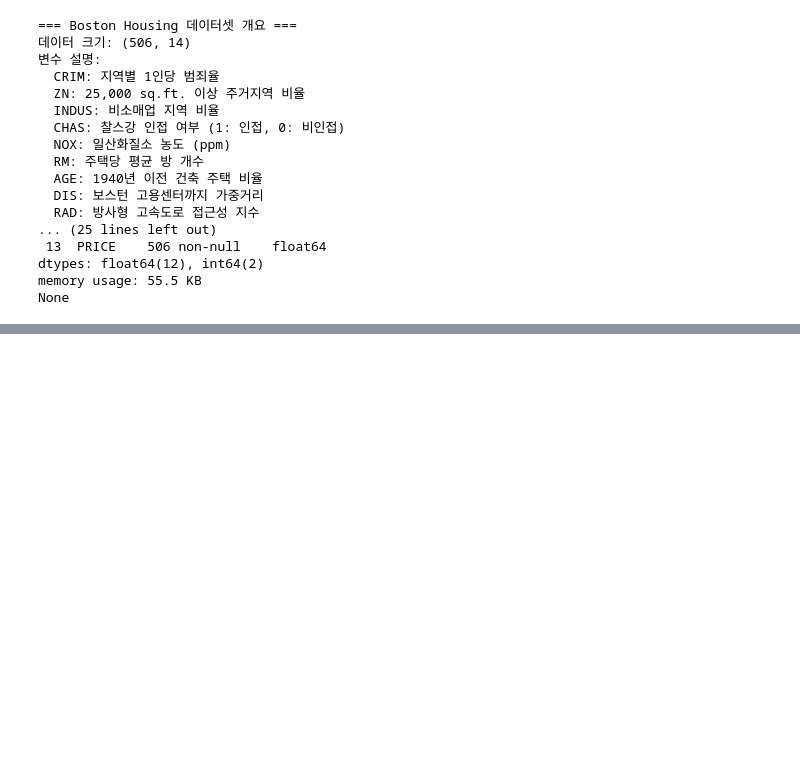
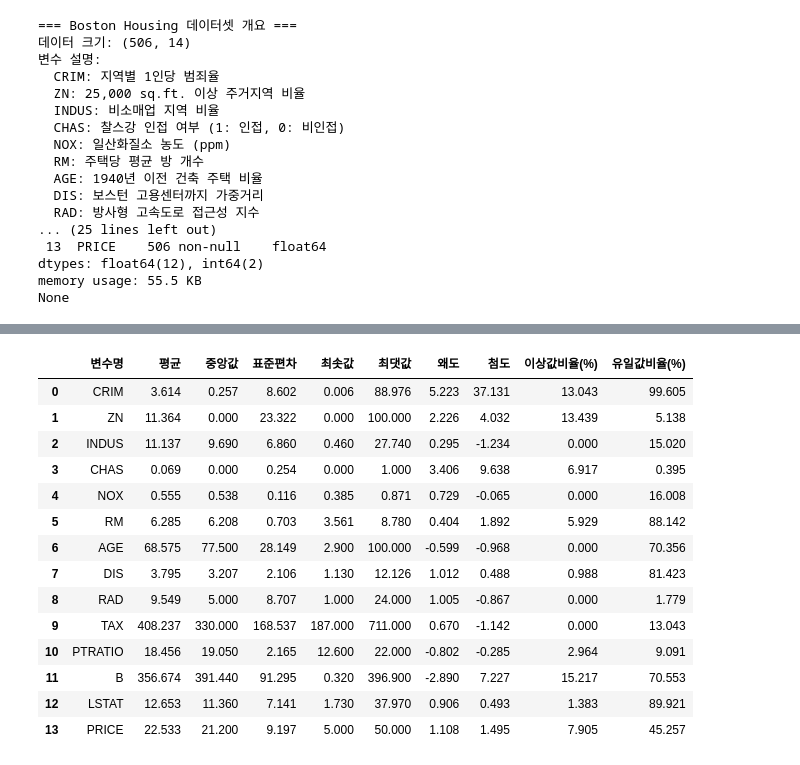
Before and after one commit to ming2tofu33/TIL, a Jupyter notebook: DataAnalysis/05-eda.ipynb, the cells around one changed output, grey strips where cells are left out. Saved outputs shown, nothing was run; the diff lists cells and outputs as text; code cells hidden in the pictures; blank space fills up the shorter version.

```diff
--- a/DataAnalysis/05-eda.ipynb
+++ b/DataAnalysis/05-eda.ipynb
@@ -105,3 +105,86 @@ None
 # %%
 def get_data_profile(df: pd.DataFrame, target_col=None):
     """종합적인 데이터 프로파일링 함수"""
+    print('=' * 50)
+    print('종합 데이터 품질 리포트')
+    print('=' * 50)
+
+    # 1. 기본 통계
+    print(f'\n1. 기본정보')
+    print(f'- 데이터 크기: {df.shape[0]}행 x {df.shape[1]}열')
+    print(f'- 메모리 사용량: {df.memory_usage(deep=True).sum()/1024**2:.2f}mb')
+    print(f'- 수치형 변수: {len(df.select_dtypes(include=['number']).columns)}개')
+    print(f'- 범주형 변수: {len(df.select_dtypes(include=['object']).columns)}개')
+
+    # 2. 결측값 분석
+    print(f'\n2. 결측값 분석')
+    missing_info = df.isna().sum()
+    m_pct = (missing_info / len(df)) * 100
+    if missing_info.sum() == 0:
+        print('-- ✅ 결측값 없음. 완전')
+    else:
+        print('-- ⚠️ 결측값')
+        missing_sum = pd.DataFrame({
+            '결측수': missing_info,
+            '결측율(%)': m_pct,
+        }).round(2)
+        missing_sum = missing_sum[missing_sum['결측수'] > 0]
+        display(missing_sum)
+
+    # 3. 데이터 타입별 분석
+    print(f'\n3. 수치형 변수 품질 분석')
+    num_cols = df.select_dtypes(include=['number']).columns
+    quality_report = []
+    for col in num_cols:
+        col_data = df[col].dropna()
+        # 기본 통계
+        stats = {
+            '변수명': col,
+            '평균': col_data.mean(),
+            '중앙값': col_data.median(),
+            '표준편차': col_data.std(),
+            '최솟값': col_data.min(),
+            '최댓값': col_data.max(),
+            '왜도': col_data.skew(),
+            '첨도': col_data.kurtosis()
+        }
+
+        # 이상값 비율
+        Q1 = col_data.quantile(0.25)
+        Q3 = col_data.quantile(0.75)
+        IQR = Q3 - Q1
+        mask = (col_data < Q1 - 1.5 * IQR) | (col_data > Q3 + 1.5 * IQR)
+        outliers = col_data[mask]
+        stats['이상값비율(%)'] = (len(outliers) / len(col_data)) * 100
+
+        # 유일값 비율
+        stats['유일값비율(%)'] = (col_data.nunique() / len(col_data)) * 100
+
+        quality_report.append(stats)
+
+    quality_df = pd.DataFrame(quality_report).round(3)
+    display(quality_df)
+
+    # 4. 분포 이상 감지
+    print(f'\n4. 분포 이상 감지')
+    print(f'\n-- ⚠️ 극심한 왜도(|Skewness|>2)')
+    high_skews = quality_df[abs(quality_df['왜도']) > 2]['변수명'].to_list()
+    if high_skews:
+        for var in high_skews:
+            skew_val = quality_df[quality_df['변수명'] == var].iloc[0]['왜도']
+            print(f'-- {var}: 왜도 = {skew_val:.3f}')
+    else:
+        print('-- ✅ 정상 범위 내 분포')
+
+    print('\n-- ⚠️ 높은 이상값 비율 (>5%)')
+    high_outliers = quality_df[quality_df['이상값비율(%)'] > 5]['변수명'].tolist()
+    if high_outliers:
+        for var in high_outliers:
+            outlier_pct = quality_df[quality_df['변수명'] == var].iloc[0]['이상값비율(%)']
+            print(f'-- {var}: 이상값비율(%) = {outlier_pct:.3f}')
+    else:
+        print('-- ✅ 이상값 비율 양호')
+
+
+get_data_profile(boston)
+# %% [output]
@@ -107,0 +205,15 @@ def get_data_profile(df: pd.DataFrame, target_col=None):
+|  | 변수명 | 평균 | 중앙값 | 표준편차 | 최솟값 | 최댓값 | 왜도 | 첨도 | 이상값비율(%) | 유일값비율(%) |
+| 0 | CRIM | 3.614 | 0.257 | 8.602 | 0.006 | 88.976 | 5.223 | 37.131 | 13.043 | 99.605 |
+| 1 | ZN | 11.364 | 0.000 | 23.322 | 0.000 | 100.000 | 2.226 | 4.032 | 13.439 | 5.138 |
+| 2 | INDUS | 11.137 | 9.690 | 6.860 | 0.460 | 27.740 | 0.295 | -1.234 | 0.000 | 15.020 |
+| 3 | CHAS | 0.069 | 0.000 | 0.254 | 0.000 | 1.000 | 3.406 | 9.638 | 6.917 | 0.395 |
+| 4 | NOX | 0.555 | 0.538 | 0.116 | 0.385 | 0.871 | 0.729 | -0.065 | 0.000 | 16.008 |
+| 5 | RM | 6.285 | 6.208 | 0.703 | 3.561 | 8.780 | 0.404 | 1.892 | 5.929 | 88.142 |
+| 6 | AGE | 68.575 | 77.500 | 28.149 | 2.900 | 100.000 | -0.599 | -0.968 | 0.000 | 70.356 |
+| 7 | DIS | 3.795 | 3.207 | 2.106 | 1.130 | 12.126 | 1.012 | 0.488 | 0.988 | 81.423 |
+| 8 | RAD | 9.549 | 5.000 | 8.707 | 1.000 | 24.000 | 1.005 | -0.867 | 0.000 | 1.779 |
+| 9 | TAX | 408.237 | 330.000 | 168.537 | 187.000 | 711.000 | 0.670 | -1.142 | 0.000 | 13.043 |
+| 10 | PTRATIO | 18.456 | 19.050 | 2.165 | 12.600 | 22.000 | -0.802 | -0.285 | 2.964 | 9.091 |
+| 11 | B | 356.674 | 391.440 | 91.295 | 0.320 | 396.900 | -2.890 | 7.227 | 15.217 | 70.553 |
+| 12 | LSTAT | 12.653 | 11.360 | 7.141 | 1.730 | 37.970 | 0.906 | 0.493 | 1.383 | 89.921 |
+| 13 | PRICE | 22.533 | 21.200 | 9.197 | 5.000 | 50.000 | 1.108 | 1.495 | 7.905 | 45.257 |
```
Also changed, not shown: parts of 2 cells of this notebook, 1 other file.
